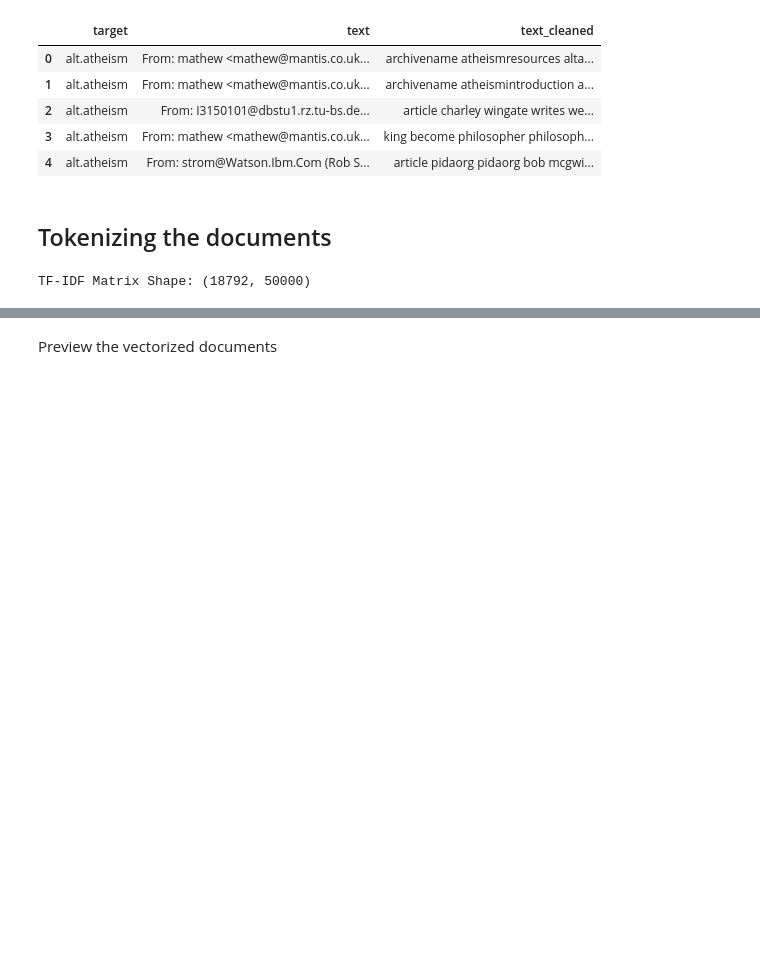
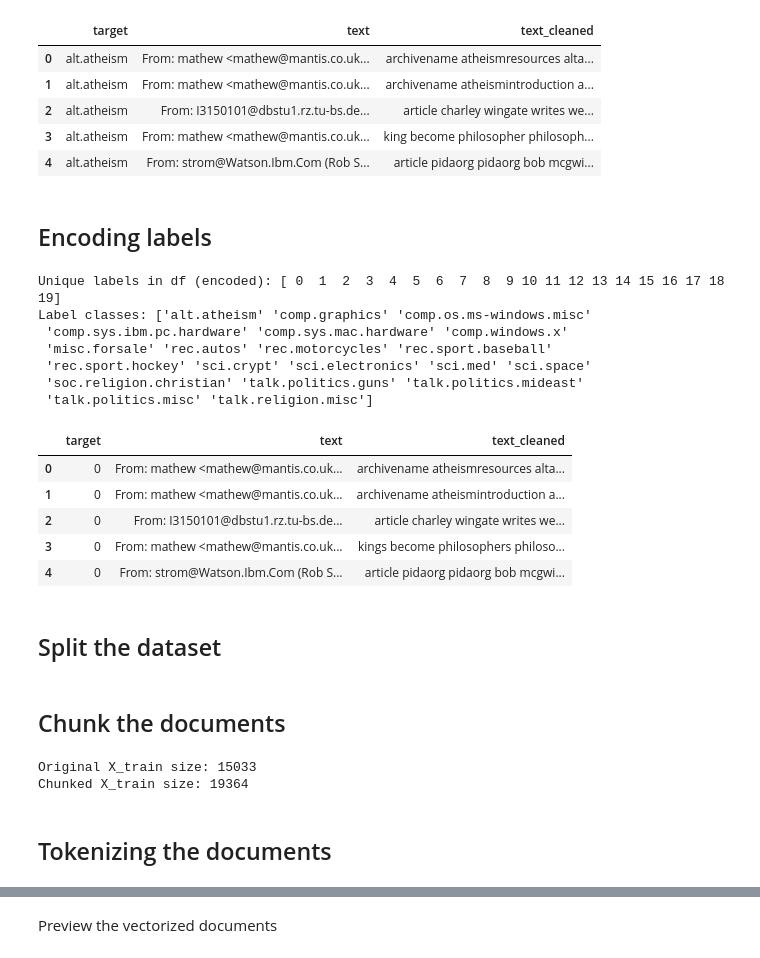
Before and after one commit to FilipMojto/ML-Techniques-Applications, a Jupyter notebook: notebooks/nb_model.ipynb, the cells around one changed output, grey strips where cells are left out. Drawn from its saved outputs; the diff is of its cells as text; code cells hidden in the pictures; blank space fills up the shorter version.

Commit message:
Train-test fix + more features

```diff
--- a/notebooks/nb_model.ipynb
+++ b/notebooks/nb_model.ipynb
@@ -57,16 +60,30 @@ df.head()
 | 2 | alt.atheism | From: I3150101@dbstu1.rz.tu-bs.de... | article charley wingate writes we... |
 | 3 | alt.atheism | From: mathew <mathew@mantis.co.uk... | king become philosopher philosoph... |
 | 4 | alt.atheism | From: strom@Watson.Ibm.Com (Rob S... | article pidaorg pidaorg bob mcgwi... |
-# %% [markdown]
-## Tokenizing the documents
-# %%
-# Initialize TF-IDF Vectorizer
-vectorizer = TfidfVectorizer(max_features=50000, stop_words="english", ngram_range = (1,2))
-
-# Transform text data into TF-IDF features
-X_tfidf = vectorizer.fit_transform(df['text_cleaned'])
-
-# Show shape of transformed data
-print("TF-IDF Matrix Shape:", X_tfidf.shape)
-# %% [output]
-TF-IDF Matrix Shape: (18792, 50000)
+# %% [markdown]
+## Encoding labels
+# %%
+# Create and fit the encoder on the original target column
+label_encoder = LabelEncoder()
+df['target'] = label_encoder.fit_transform(df['target'])
+
+# Print to verify
+print("Unique labels in df (encoded):", np.unique(df['target']))
+print("Label classes:", label_encoder.classes_)
+df.head()
+# %% [output]
+Unique labels in df (encoded): [ 0  1  2  3  4  5  6  7  8  9 10 11 12 13 14 15 16 17 18 19]
+Label classes: ['alt.atheism' 'comp.graphics' 'comp.os.ms-windows.misc'
+ 'comp.sys.ibm.pc.hardware' 'comp.sys.mac.hardware' 'comp.windows.x'
+ 'misc.forsale' 'rec.autos' 'rec.motorcycles' 'rec.sport.baseball'
+ 'rec.sport.hockey' 'sci.crypt' 'sci.electronics' 'sci.med' 'sci.space'
+ 'soc.religion.christian' 'talk.politics.guns' 'talk.politics.mideast'
+ 'talk.politics.misc' 'talk.religion.misc']
+|  | target | text | text_cleaned |
+| 0 | 0 | From: mathew <mathew@mantis.co.uk... | archivename atheismresources alta... |
+| 1 | 0 | From: mathew <mathew@mantis.co.uk... | archivename atheismintroduction a... |
+| 2 | 0 | From: I3150101@dbstu1.rz.tu-bs.de... | article charley wingate writes we... |
+| 3 | 0 | From: mathew <mathew@mantis.co.uk... | kings become philosophers philoso... |
+| 4 | 0 | From: strom@Watson.Ibm.Com (Rob S... | article pidaorg pidaorg bob mcgwi... |
+# %% [markdown]
+## Split the dataset
@@ -72,0 +92,27 @@ TF-IDF Matrix Shape: (18792, 50000)
+# %% [markdown]
+## Chunk the documents
+# %%
+def chunk_text(text, chunk_size=50, overlap=15):
+    words = text.split()
+    if len(words) < chunk_size:
+        return [' '.join(words)]  # Keep short texts as a single chunk
+    return [' '.join(words[i:i+chunk_size])
+            for i in range(0, len(words) - chunk_size + 1, chunk_size - overlap)]
+
+# New lists to store chunked data
+X_train_chunked = []
+y_train_chunked = []
+
+# Apply chunking
+for text, label in zip(X_train, y_train):
+    chunks = chunk_text(text, chunk_size=150, overlap=25)
+    X_train_chunked.extend(chunks)
+    y_train_chunked.extend([label] * len(chunks))
+
+print(f"Original X_train size: {len(X_train)}")
+print(f"Chunked X_train size: {len(X_train_chunked)}")
+# %% [output]
+Original X_train size: 15033
+Chunked X_train size: 19364
+# %% [markdown]
+## Tokenizing the documents
```
Also changed, not shown: parts of 12 cells of this notebook, 1 other file.
